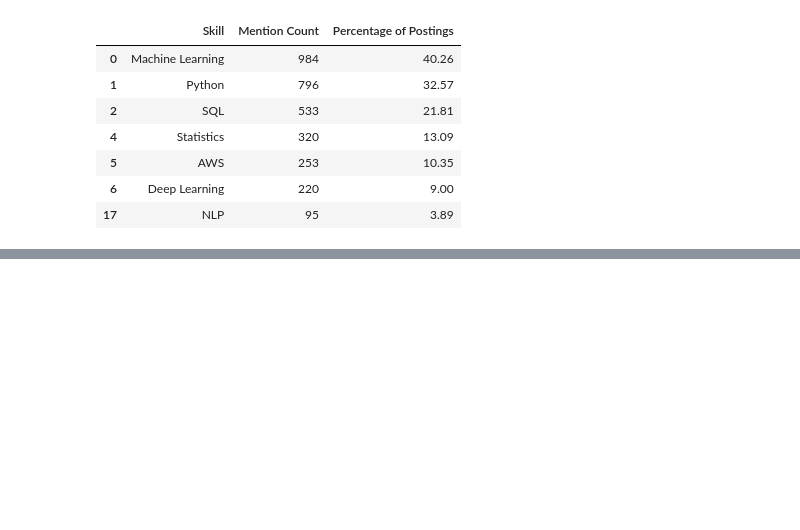
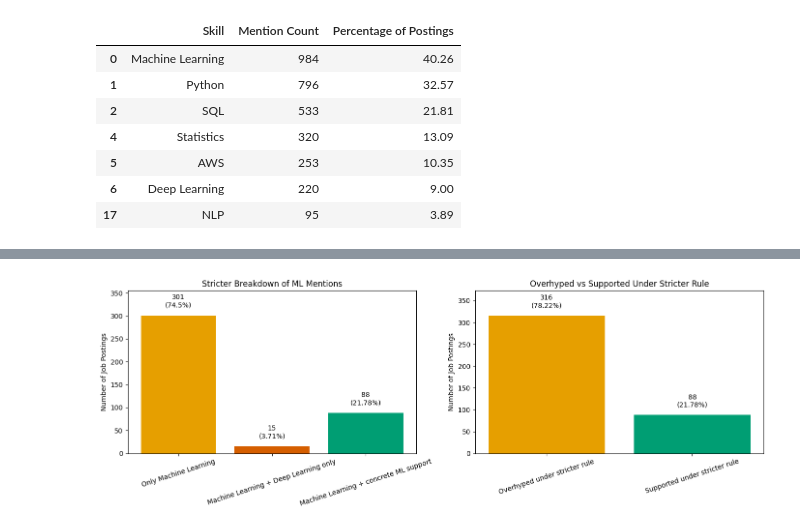
Before and after one commit to Nejel/ttu_group_project, a Jupyter notebook: experiment_1.ipynb, the cells around one changed output, grey strips where cells are left out. Cells and saved outputs as stored; diff of their text form; code cells hidden in the pictures; blank space fills up the shorter version.

```diff
--- a/experiment_1.ipynb
+++ b/experiment_1.ipynb
@@ -124,0 +419,7 @@ This suggests that Machine Learning has become a fundamental requirement in data
+# %%
+# Only the Glassdoor 2023 subset is suitable for this check, because it has full job-description text, while the 2025 dataset only has skill lists.
+
+job_descriptions_for_hype_check = df[df['source_dataset'] == 'glassdoor_2023'][required_column].fillna("").copy().astype(str)
+df_for_hype_check = df[df['source_dataset'] == 'glassdoor_2023'].copy()
+
+len(job_descriptions_for_hype_check)
@@ -124,0 +515,41 @@ This suggests that Machine Learning has become a fundamental requirement in data
+# %%
+fig, axes = plt.subplots(1, 2, figsize=(14, 5))
+
+detail_colors = ["#E69F00", "#D55E00", "#009E73"]
+axes[0].bar(ml_dl_hype_summary["Category"], ml_dl_hype_summary["Postings"], color=detail_colors)
+axes[0].set_title('Stricter Breakdown of ML Mentions')
+axes[0].set_ylabel('Number of Job Postings')
+axes[0].tick_params(axis='x', rotation=18)
+
+for idx, row in ml_dl_hype_summary.iterrows():
+    axes[0].text(
+        idx,
+        row["Postings"] + 15,
+        f"{row['Postings']}\n({row['Share of ML Postings (%)']}%)",
+        ha='center',
+        va='bottom'
+    )
+
+axes[0].set_ylim(0, ml_dl_hype_summary["Postings"].max() * 1.18)
+
+total_colors = ["#E69F00", "#009E73"]
+axes[1].bar(strict_totals["Group"], strict_totals["Postings"], color=total_colors)
+axes[1].set_title('Overhyped vs Supported Under Stricter Rule')
+axes[1].set_ylabel('Number of Job Postings')
+axes[1].tick_params(axis='x', rotation=18)
+
+for idx, row in strict_totals.iterrows():
+    axes[1].text(
+        idx,
+        row["Postings"] + 15,
+        f"{row['Postings']}\n({row['Share of ML Postings (%)']}%)",
+        ha='center',
+        va='bottom'
+    )
+
+axes[1].set_ylim(0, strict_totals["Postings"].max() * 1.18)
+
+plt.tight_layout()
+plt.show()
+# %% [output]
+[figure, added]
```
Also changed, not shown: parts of 34 cells of this notebook, 2 other files.
